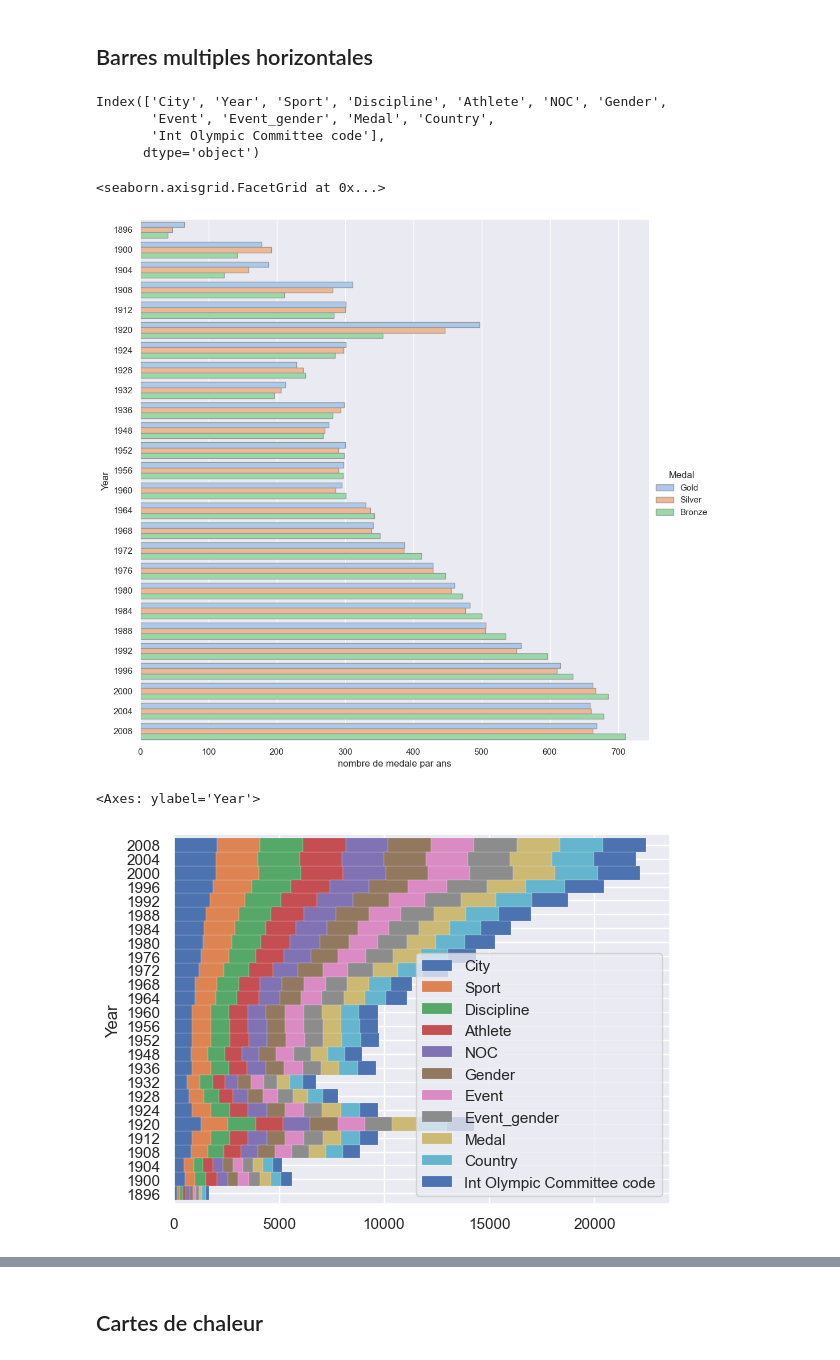
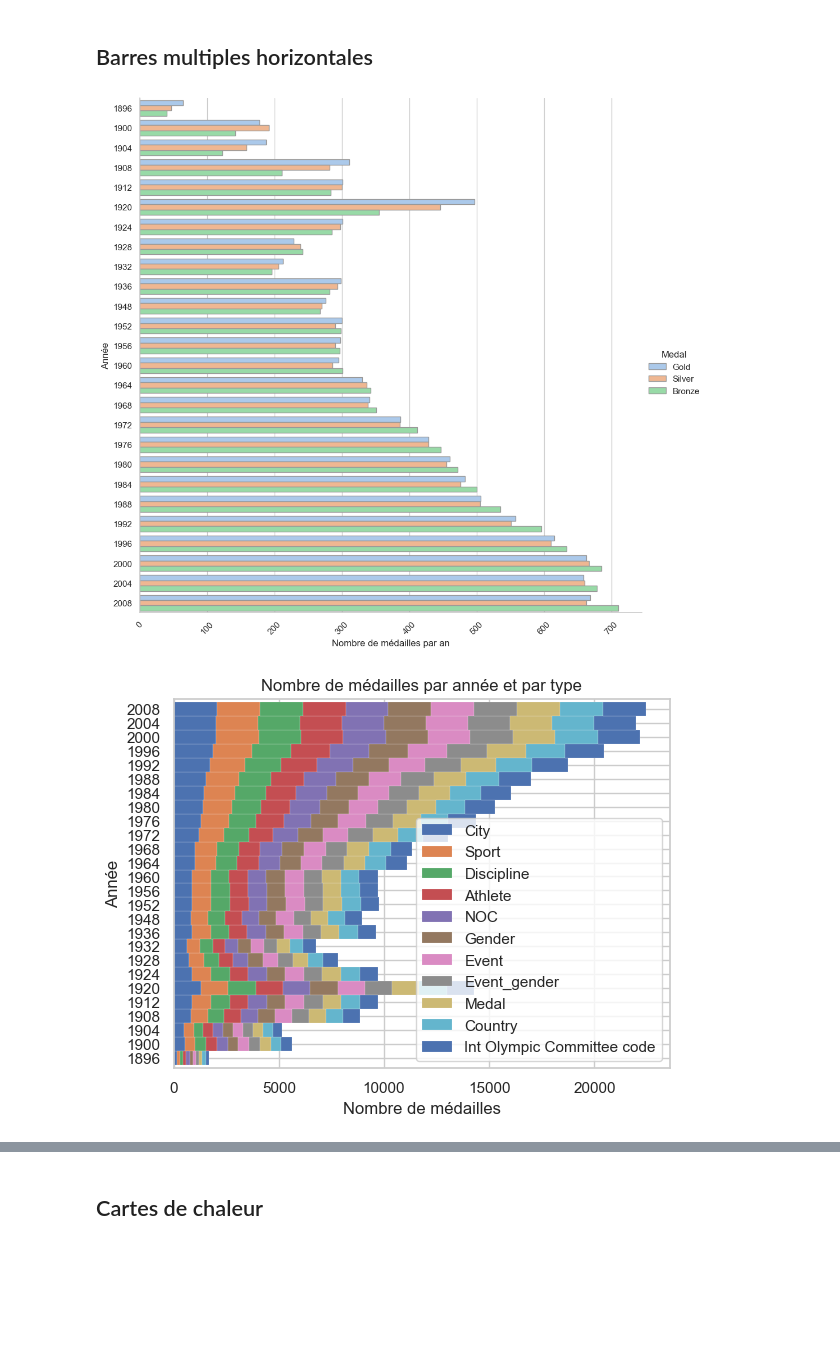
Before and after one commit to sana582/Data-analyses, a Jupyter notebook: TP4-seaborn-riahi-sana.ipynb, the cells around one changed output, grey strips where cells are left out. Cells and saved outputs as stored; diff of their text form; code cells hidden in the pictures; blank space fills up the shorter version.

```diff
--- a/TP4-seaborn-riahi-sana.ipynb
+++ b/TP4-seaborn-riahi-sana.ipynb
@@ -80,27 +88,27 @@ g.set_xlabels('Number of Country/Year')
 # %% [markdown]
 ## Barres multiples horizontales
-# %%
-data.columns
-# %% [output]
-Index(['City', 'Year', 'Sport', 'Discipline', 'Athlete', 'NOC', 'Gender',
-       'Event', 'Event_gender', 'Medal', 'Country',
-       'Int Olympic Committee code'],
-      dtype='object')
 # %%
 g = seaborn.catplot(y="Year", hue="Medal", kind="count",
             palette="pastel", edgecolor=".6",height =10,
             data=data);
-g.set_xlabels('nombre de medale par ans')
+g.set_axis_labels("Nombre de médailles par an", "Année")
+
+plt.xticks(rotation=45)
+
+plt.show()
 # %% [output]
-<seaborn.axisgrid.FacetGrid at 0x...>
-[figure, old version]
+[figure, new version]
 # %%
 p = (data
      .groupby(['Year']).count()
     )
 p.plot(kind='barh', stacked=True, width=1, lw=0.1)
+
+plt.xlabel("Nombre de médailles")
+plt.ylabel("Année")
+plt.title("Nombre de médailles par année et par type")
+plt.show()
 # %% [output]
-<Axes: ylabel='Year'>
-[figure, old version]
+[figure, new version]
 # %%
 p.plot(kind='bar', stacked=True, width=1, lw=0.1)
```
Also changed, not shown: parts of 14 cells of this notebook, 4 other files.
